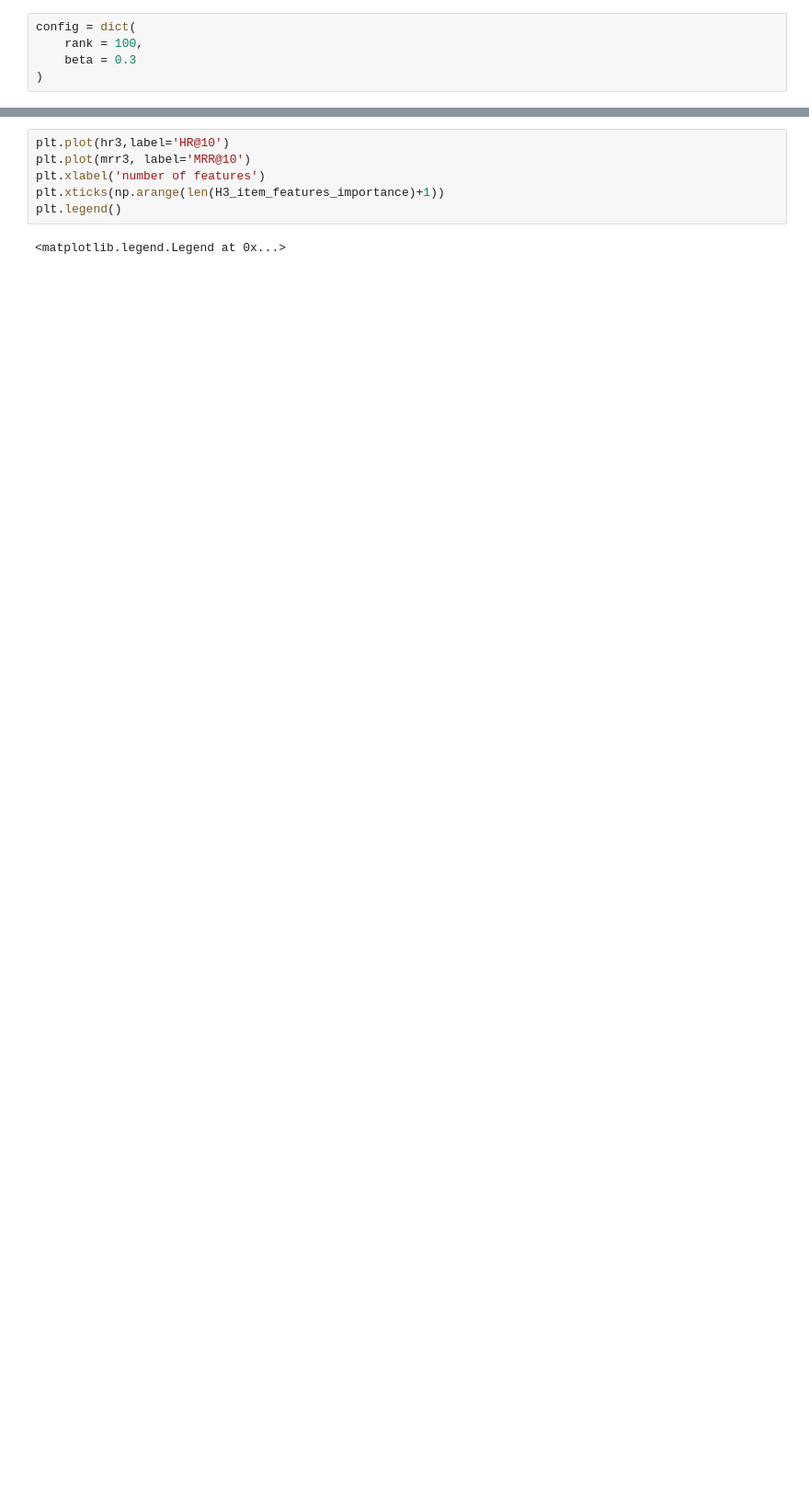
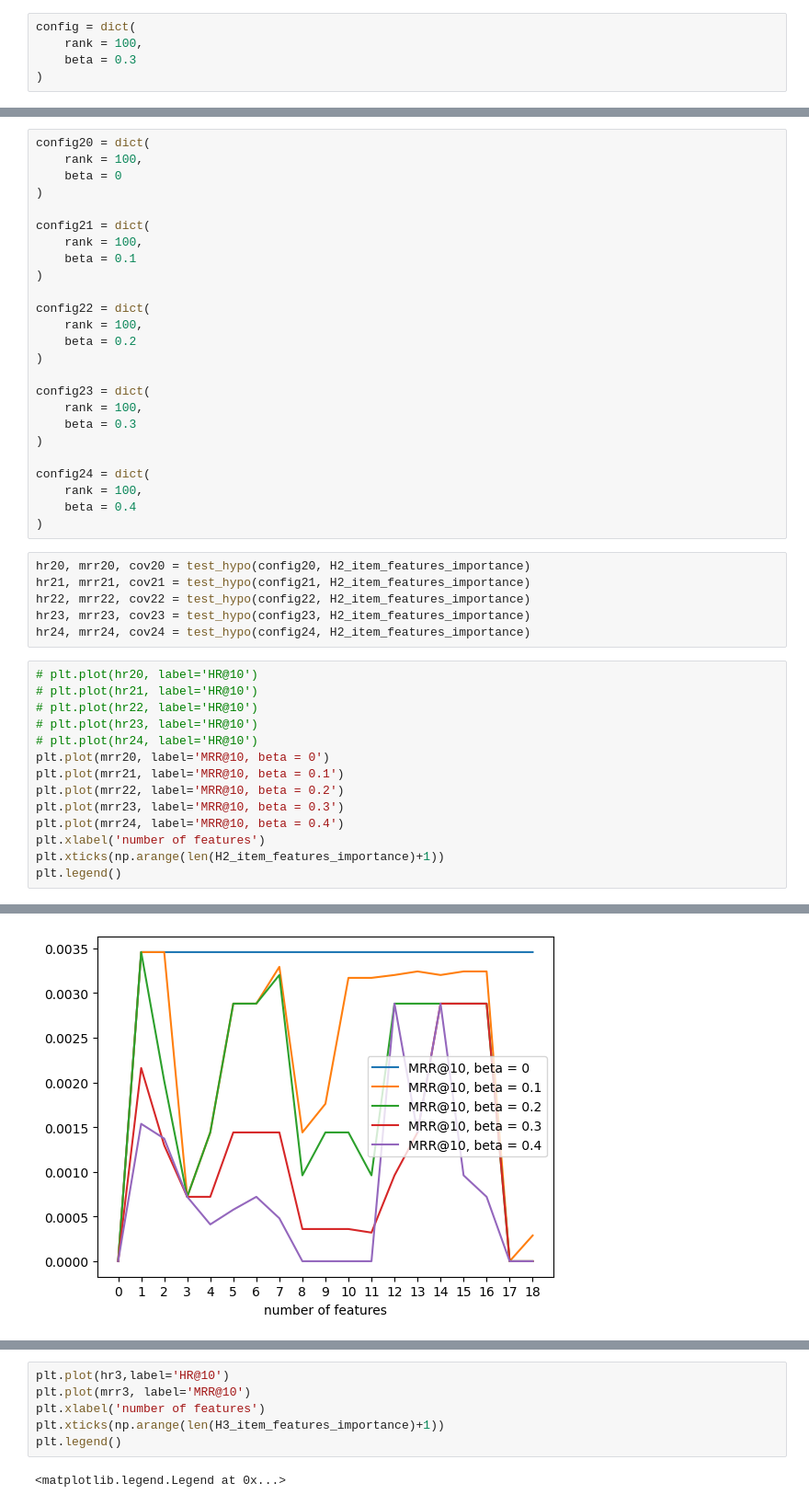
Before and after one commit to Mekan-Hojayev/HybridSVD-for-feature-selection, a Jupyter notebook: hypothesis.ipynb, the cells around one changed output, grey strips where cells are left out. Shown at 92% size. Drawn from its saved outputs; the diff is of its cells as text; blank space fills up the shorter version.

```diff
--- a/hypothesis.ipynb
+++ b/hypothesis.ipynb
@@ -299,0 +350,46 @@ config = dict(
+# %%
+config20 = dict(
+    rank = 100,
+    beta = 0
+)
+
+config21 = dict(
+    rank = 100,
+    beta = 0.1
+)
+
+config22 = dict(
+    rank = 100,
+    beta = 0.2
+)
+
+config23 = dict(
+    rank = 100,
+    beta = 0.3
+)
+
+config24 = dict(
+    rank = 100,
+    beta = 0.4
+)
+# %%
+hr20, mrr20, cov20 = test_hypo(config20, H2_item_features_importance)
+hr21, mrr21, cov21 = test_hypo(config21, H2_item_features_importance)
+hr22, mrr22, cov22 = test_hypo(config22, H2_item_features_importance)
+hr23, mrr23, cov23 = test_hypo(config23, H2_item_features_importance)
+hr24, mrr24, cov24 = test_hypo(config24, H2_item_features_importance)
+# %%
+# plt.plot(hr20, label='HR@10')
+# plt.plot(hr21, label='HR@10')
+# plt.plot(hr22, label='HR@10')
+# plt.plot(hr23, label='HR@10')
+# plt.plot(hr24, label='HR@10')
+plt.plot(mrr20, label='MRR@10, beta = 0')
+plt.plot(mrr21, label='MRR@10, beta = 0.1')
+plt.plot(mrr22, label='MRR@10, beta = 0.2')
+plt.plot(mrr23, label='MRR@10, beta = 0.3')
+plt.plot(mrr24, label='MRR@10, beta = 0.4')
+plt.xlabel('number of features')
+plt.xticks(np.arange(len(H2_item_features_importance)+1))
+plt.legend()
+# %% [output]
@@ -299,0 +397 @@ config = dict(
+[figure, added]
```
Also changed, not shown: parts of 20 cells of this notebook.
